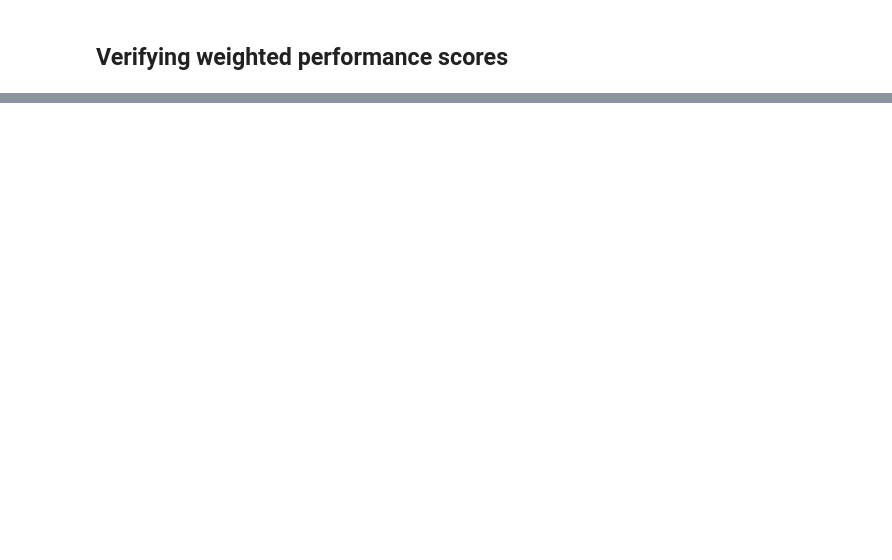
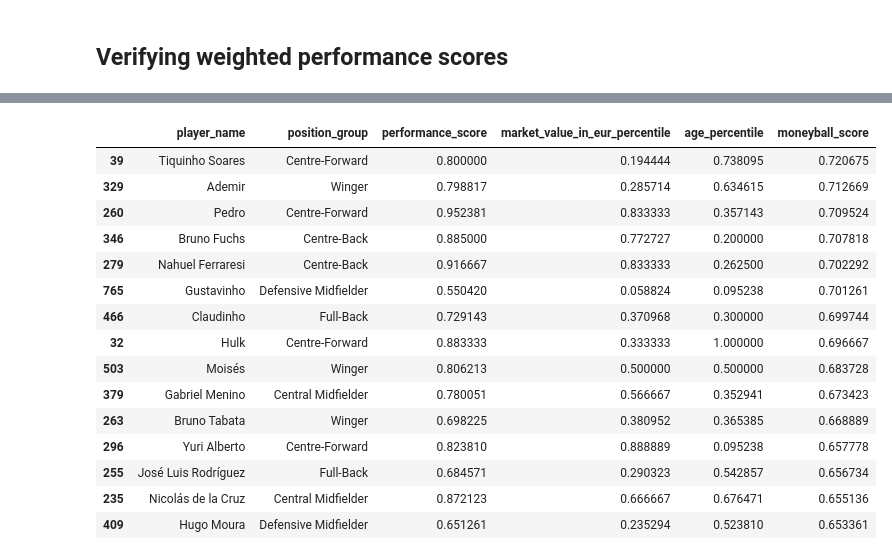
Before and after one commit to joseeduardomarinho28-creator/scouting-project, a Jupyter notebook: notebooks/06_cost_benefit_score.ipynb, the cells around one changed output, grey strips where cells are left out. Saved outputs shown, nothing was run; the diff lists cells and outputs as text; code cells hidden in the pictures; blank space fills up the shorter version.

```diff
--- a/notebooks/06_cost_benefit_score.ipynb
+++ b/notebooks/06_cost_benefit_score.ipynb
@@ -239,0 +302,4 @@ df_outfield[(df_outfield['position_group'] == 'Centre-Back') & ((df_outfield['pl
+# %%
+df_outfield['date_of_birth'] = pd.to_datetime(df_outfield['date_of_birth'])
+df_outfield['age'] = (pd.Timestamp('2024-12-31') - df_outfield['date_of_birth']).dt.days // 365
+df_outfield[['player_name', 'date_of_birth', 'age']].head()
@@ -239,0 +313,3 @@ df_outfield[(df_outfield['position_group'] == 'Centre-Back') & ((df_outfield['pl
+# %%
+df_outfield = calculate_percentiles(df_outfield, ['market_value_in_eur', 'age'])
+df_outfield[['player_name', 'position_group', 'market_value_in_eur_percentile', 'age_percentile']].head()
@@ -239,0 +323,40 @@ df_outfield[(df_outfield['position_group'] == 'Centre-Back') & ((df_outfield['pl
+# %%
+def calculate_moneyball_score(row, performance_weight=0.6, value_weight=0.25, age_weight=0.15):
+    """
+    Combines performance, market value, and age into a single score.
+    Performance: higher percentile is better.
+    Market value and age: lower percentile is better (cheaper, younger),
+    so we invert them (1 - percentile) before combining.
+    """
+    if pd.isna(row['performance_score']):
+        return None
+
+    value_score = 1 - row['market_value_in_eur_percentile']
+    age_score = 1 - row['age_percentile']
+
+    moneyball = (
+        row['performance_score'] * performance_weight +
+        value_score * value_weight +
+        age_score * age_weight
+    )
+    return moneyball
+
+df_outfield['moneyball_score'] = df_outfield.apply(calculate_moneyball_score, axis=1)
+df_outfield[['player_name', 'position_group', 'performance_score', 'market_value_in_eur_percentile', 'age_percentile', 'moneyball_score']].sort_values('moneyball_score', ascending=False).head(15)
+# %% [output]
+|  | player_name | position_group | performance_score | market_value_in_eur_percentile | age_percentile | moneyball_score |
+| 39 | Tiquinho Soares | Centre-Forward | 0.800000 | 0.194444 | 0.738095 | 0.720675 |
+| 329 | Ademir | Winger | 0.798817 | 0.285714 | 0.634615 | 0.712669 |
+| 260 | Pedro | Centre-Forward | 0.952381 | 0.833333 | 0.357143 | 0.709524 |
+| 346 | Bruno Fuchs | Centre-Back | 0.885000 | 0.772727 | 0.200000 | 0.707818 |
+| 279 | Nahuel Ferraresi | Centre-Back | 0.916667 | 0.833333 | 0.262500 | 0.702292 |
+| 765 | Gustavinho | Defensive Midfielder | 0.550420 | 0.058824 | 0.095238 | 0.701261 |
+| 466 | Claudinho | Full-Back | 0.729143 | 0.370968 | 0.300000 | 0.699744 |
+| 32 | Hulk | Centre-Forward | 0.883333 | 0.333333 | 1.000000 | 0.696667 |
+| 503 | Moisés | Winger | 0.806213 | 0.500000 | 0.500000 | 0.683728 |
+| 379 | Gabriel Menino | Central Midfielder | 0.780051 | 0.566667 | 0.352941 | 0.673423 |
+| 263 | Bruno Tabata | Winger | 0.698225 | 0.380952 | 0.365385 | 0.668889 |
+| 296 | Yuri Alberto | Centre-Forward | 0.823810 | 0.888889 | 0.095238 | 0.657778 |
+| 255 | José Luis Rodríguez | Full-Back | 0.684571 | 0.290323 | 0.542857 | 0.656734 |
+| 235 | Nicolás de la Cruz | Central Midfielder | 0.872123 | 0.666667 | 0.676471 | 0.655136 |
+| 409 | Hugo Moura | Defensive Midfielder | 0.651261 | 0.235294 | 0.523810 | 0.653361 |
```
Also changed, not shown: parts of 23 cells of this notebook, 1 other file.
